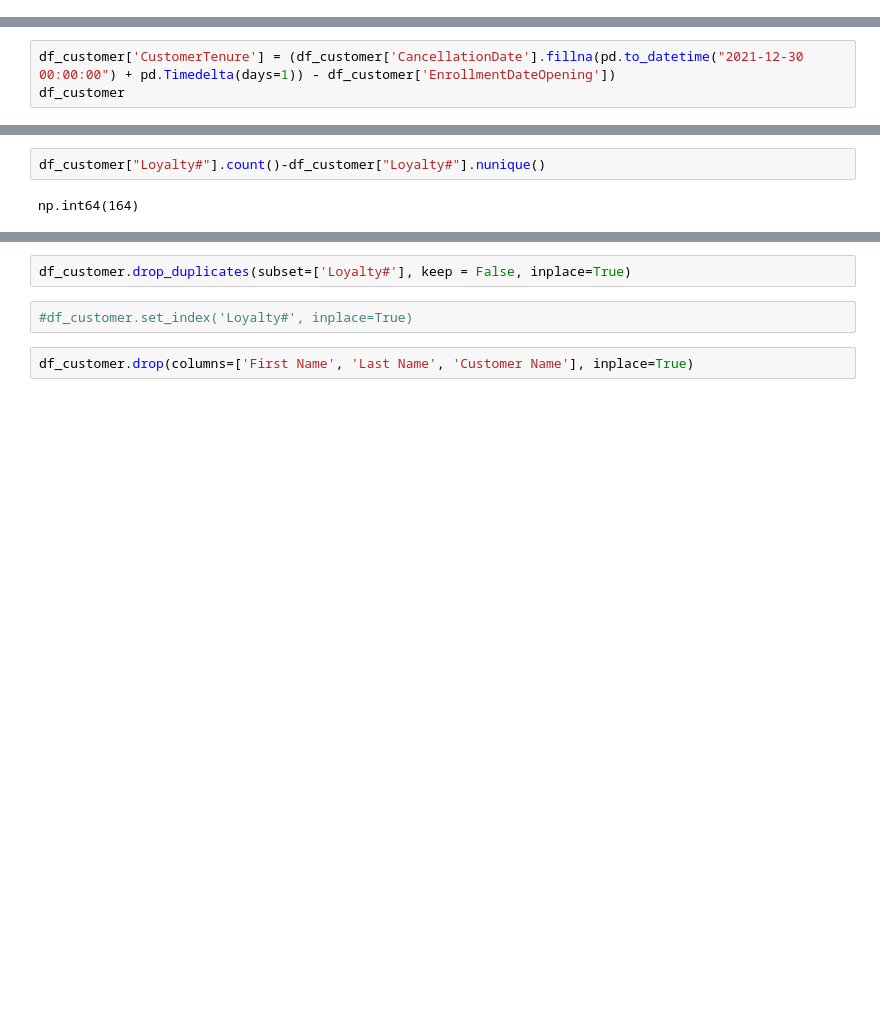
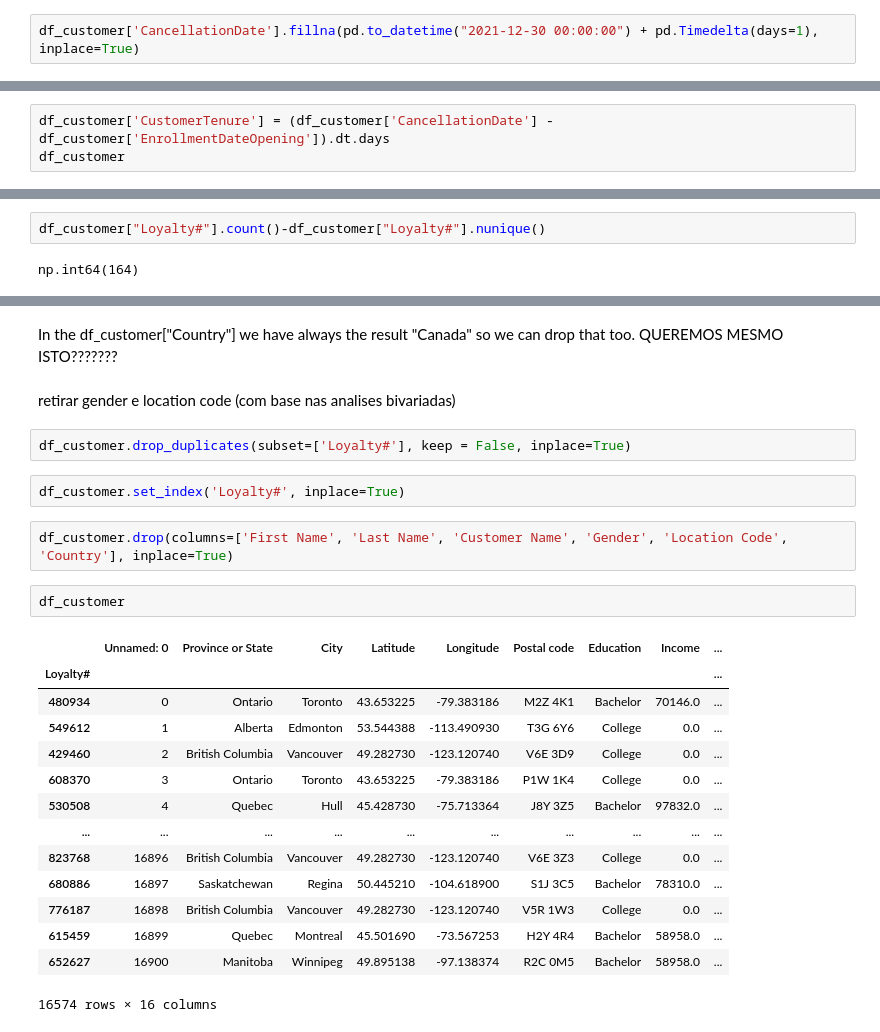
Before and after one commit to Filipesteves974/Data-Mining, a Jupyter notebook: eda_customer.ipynb, the cells around one changed output, grey strips where cells are left out. Drawn from its saved outputs; the diff is of its cells as text; blank space fills up the shorter version.

```diff
--- a/eda_customer.ipynb
+++ b/eda_customer.ipynb
@@ -605,3 +605,5 @@ print(df_customer["CancellationDate"].max())
 # %% [output]
 2021-12-30 00:00:00
 2021-12-30 00:00:00
+# %%
+df_customer['CancellationDate'].fillna(pd.to_datetime("2021-12-30 00:00:00") + pd.Timedelta(days=1), inplace=True)
@@ -608,5 +621,5 @@ print(df_customer["CancellationDate"].max())
 # %%
-df_customer['CustomerTenure'] = (df_customer['CancellationDate'].fillna(pd.to_datetime("2021-12-30 00:00:00") + pd.Timedelta(days=1)) - df_customer['EnrollmentDateOpening'])
+df_customer['CustomerTenure'] = (df_customer['CancellationDate'] - df_customer['EnrollmentDateOpening']).dt.days
 df_customer
 # %% [output]
 |  | Unnamed: 0 | Loyalty# | First Name | Last Name | Customer Name | Country | Province or State | City | ... |
@@ -638,6 +653,27 @@ Since df_customer["Loyalty#"].nunique() is smaller than df_customer["Loyalty#"].
+# %% [markdown]
+In the df_customer["Country"] we have always the result "Canada" so we can drop that too. QUEREMOS MESMO ISTO???????
+# %% [markdown]
+retirar gender e location code (com base nas analises bivariadas)
 # %%
 df_customer.drop_duplicates(subset=['Loyalty#'], keep = False, inplace=True)
 # %%
-#df_customer.set_index('Loyalty#', inplace=True)
+df_customer.set_index('Loyalty#', inplace=True)
 # %%
-df_customer.drop(columns=['First Name', 'Last Name', 'Customer Name'], inplace=True)
+df_customer.drop(columns=['First Name', 'Last Name', 'Customer Name', 'Gender', 'Location Code', 'Country'], inplace=True)
+# %%
+df_customer
+# %% [output]
+|  | Unnamed: 0 | Province or State | City | Latitude | Longitude | Postal code | Education | Income | ... |
+| Loyalty# |  |  |  |  |  |  |  |  | ... |
+| 480934 | 0 | Ontario | Toronto | 43.653225 | -79.383186 | M2Z 4K1 | Bachelor | 70146.0 | ... |
+| 549612 | 1 | Alberta | Edmonton | 53.544388 | -113.490930 | T3G 6Y6 | College | 0.0 | ... |
+| 429460 | 2 | British Columbia | Vancouver | 49.282730 | -123.120740 | V6E 3D9 | College | 0.0 | ... |
+| 608370 | 3 | Ontario | Toronto | 43.653225 | -79.383186 | P1W 1K4 | College | 0.0 | ... |
+| 530508 | 4 | Quebec | Hull | 45.428730 | -75.713364 | J8Y 3Z5 | Bachelor | 97832.0 | ... |
+| ... | ... | ... | ... | ... | ... | ... | ... | ... | ... |
+| 823768 | 16896 | British Columbia | Vancouver | 49.282730 | -123.120740 | V6E 3Z3 | College | 0.0 | ... |
+| 680886 | 16897 | Saskatchewan | Regina | 50.445210 | -104.618900 | S1J 3C5 | Bachelor | 78310.0 | ... |
+| 776187 | 16898 | British Columbia | Vancouver | 49.282730 | -123.120740 | V5R 1W3 | College | 0.0 | ... |
+| 615459 | 16899 | Quebec | Montreal | 45.501690 | -73.567253 | H2Y 4R4 | Bachelor | 58958.0 | ... |
+| 652627 | 16900 | Manitoba | Winnipeg | 49.895138 | -97.138374 | R2C 0M5 | Bachelor | 58958.0 | ... |
+16574 rows × 16 columns
```
Also changed, not shown: parts of 7 cells of this notebook.
